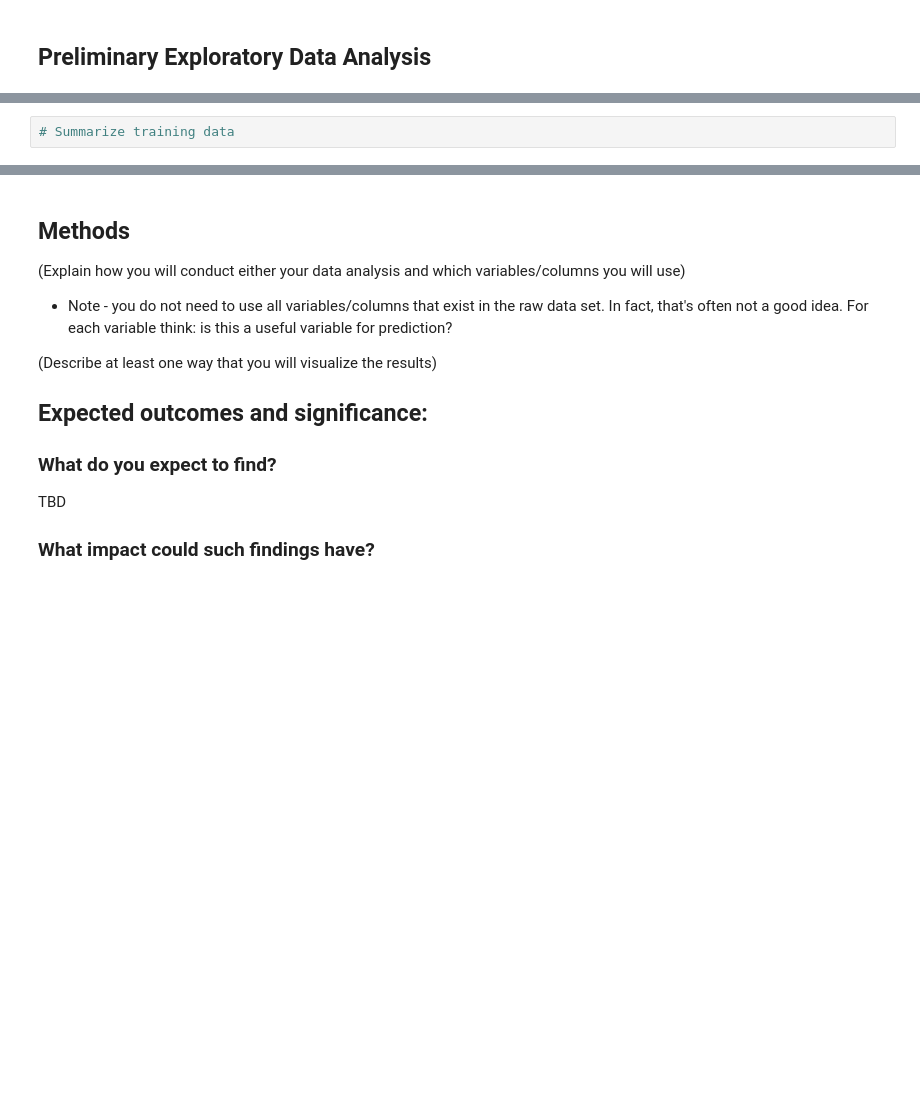
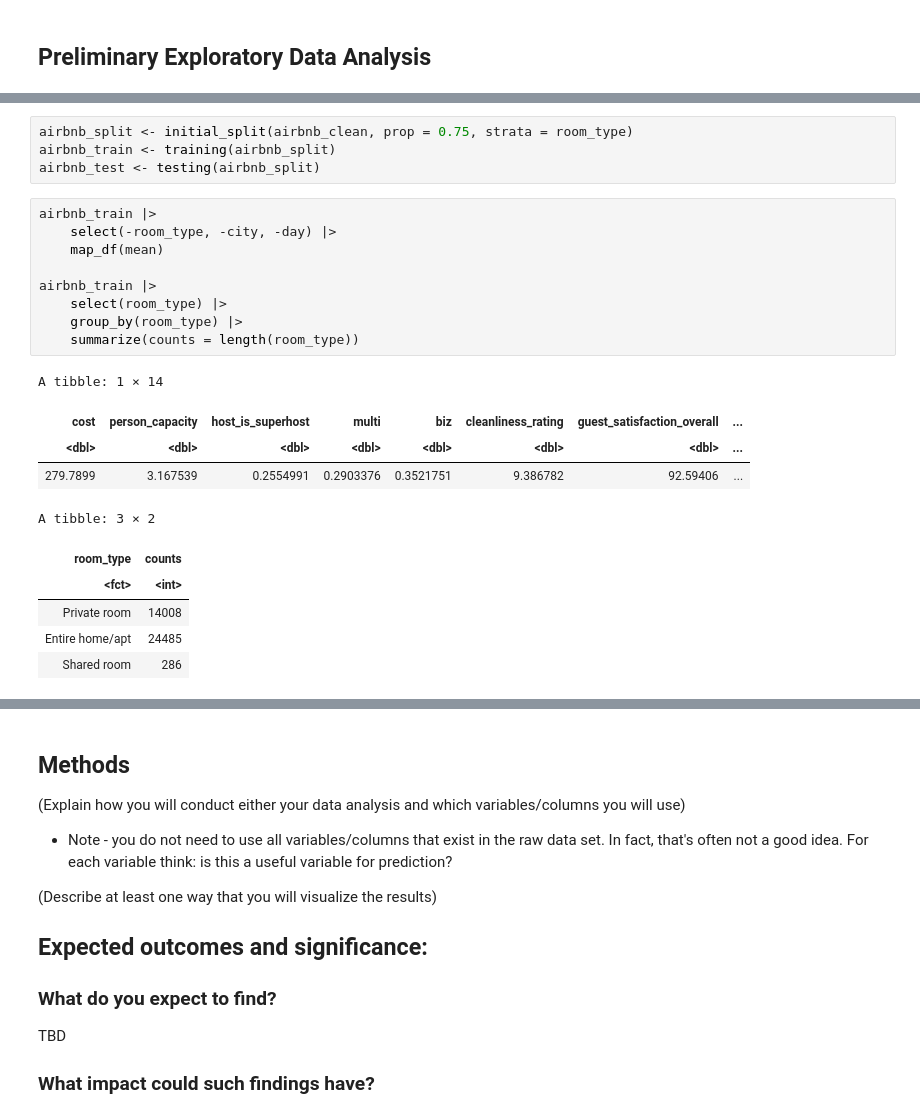
Before and after one commit to Z0rb14n/DSCI-100-Project, a Jupyter notebook: ProjectProposal.ipynb, the cells around one changed output, grey strips where cells are left out. Drawn from its saved outputs; the diff is of its cells as text; blank space fills up the shorter version.

```diff
--- a/ProjectProposal.ipynb
+++ b/ProjectProposal.ipynb
@@ -43,2 +187,24 @@ ERROR: Error in select(amsterdam_weekdays, -1): object 'amsterdam_weekdays' not
+# %%
+airbnb_split <- initial_split(airbnb_clean, prop = 0.75, strata = room_type)
+airbnb_train <- training(airbnb_split)
+airbnb_test <- testing(airbnb_split)
 # %%
-# Summarize training data
+airbnb_train |>
+    select(-room_type, -city, -day) |>
+    map_df(mean)
+
+airbnb_train |>
+    select(room_type) |>
+    group_by(room_type) |>
+    summarize(counts = length(room_type))
+# %% [output]
+A tibble: 1 × 14
+| cost | person_capacity | host_is_superhost | multi | biz | cleanliness_rating | guest_satisfaction_overall | ... |
+| <dbl> | <dbl> | <dbl> | <dbl> | <dbl> | <dbl> | <dbl> | ... |
+| 279.7899 | 3.167539 | 0.2554991 | 0.2903376 | 0.3521751 | 9.386782 | 92.59406 | ... |
+A tibble: 3 × 2
+| room_type | counts |
+| <fct> | <int> |
+| Private room | 14008 |
+| Entire home/apt | 24485 |
+| Shared room | 286 |
```
Also changed, not shown: parts of 5 cells of this notebook.
